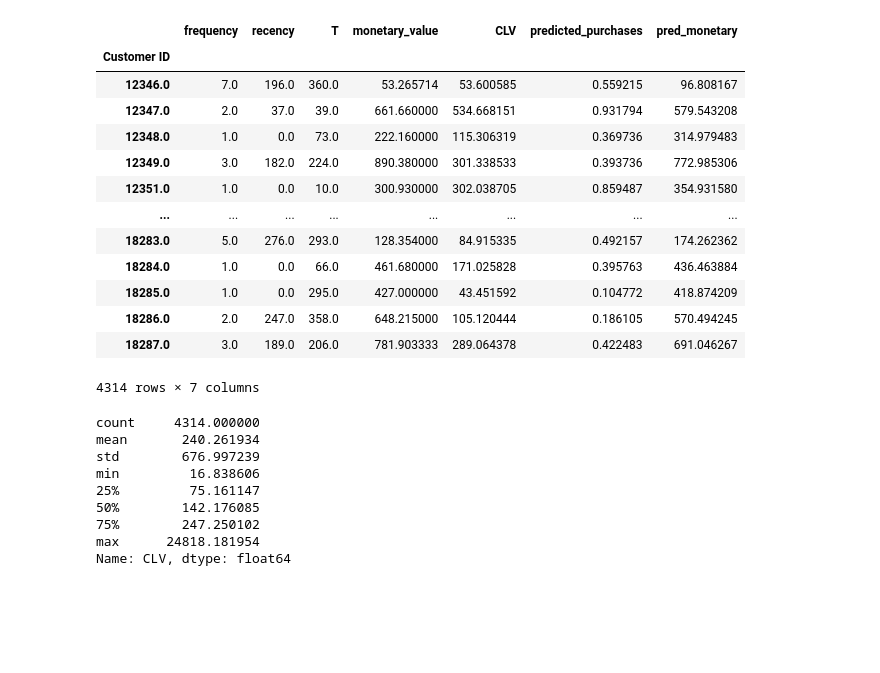
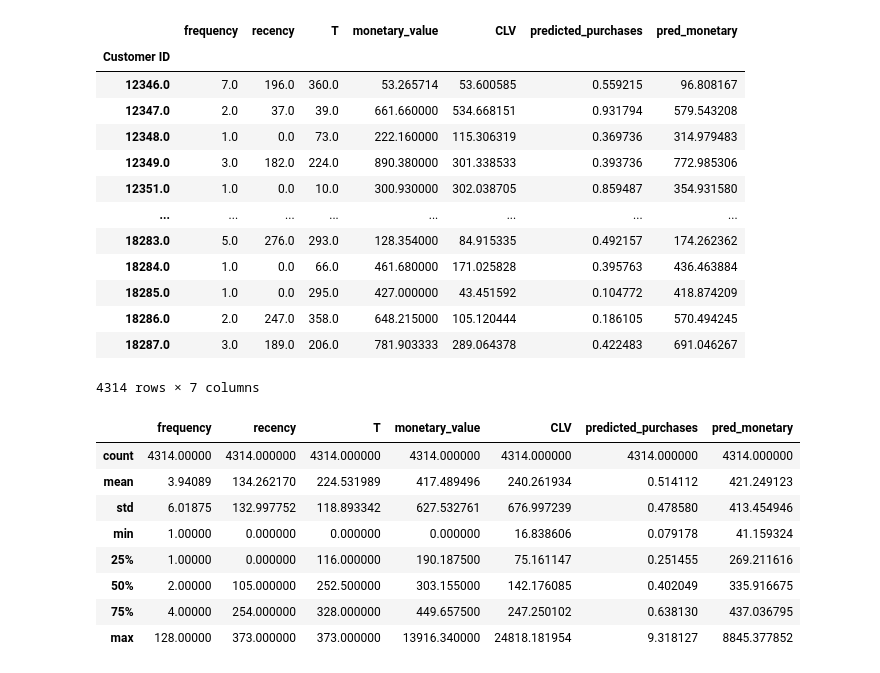
Before and after one commit to chinchi777/CRM_Analytic, a Jupyter notebook: CRM_analytics.ipynb, the cells around one changed output. Drawn from its saved outputs; the diff is of its cells as text; code cells hidden in the pictures; blank space fills up the shorter version.

```diff
--- a/CRM_analytics.ipynb
+++ b/CRM_analytics.ipynb
@@ -585,14 +582,14 @@ df_rfmt
 | 18287.0 | 3.0 | 189.0 | 206.0 | 781.903333 | 289.064378 | 0.422483 | 691.046267 |
 4314 rows × 7 columns
 # %%
-df_rfmt['CLV'].describe()
+df_rfmt.describe()
 # %% [output]
-count     4314.000000
-mean       240.261934
-std        676.997239
-min         16.838606
-25%         75.161147
-50%        142.176085
-75%        247.250102
-max      24818.181954
-Name: CLV, dtype: float64
+|  | frequency | recency | T | monetary_value | CLV | predicted_purchases | pred_monetary |
+| count | 4314.00000 | 4314.000000 | 4314.000000 | 4314.000000 | 4314.000000 | 4314.000000 | 4314.000000 |
+| mean | 3.94089 | 134.262170 | 224.531989 | 417.489496 | 240.261934 | 0.514112 | 421.249123 |
+| std | 6.01875 | 132.997752 | 118.893342 | 627.532761 | 676.997239 | 0.478580 | 413.454946 |
+| min | 1.00000 | 0.000000 | 0.000000 | 0.000000 | 16.838606 | 0.079178 | 41.159324 |
+| 25% | 1.00000 | 0.000000 | 116.000000 | 190.187500 | 75.161147 | 0.251455 | 269.211616 |
+| 50% | 2.00000 | 105.000000 | 252.500000 | 303.155000 | 142.176085 | 0.402049 | 335.916675 |
+| 75% | 4.00000 | 254.000000 | 328.000000 | 449.657500 | 247.250102 | 0.638130 | 437.036795 |
+| max | 128.00000 | 373.000000 | 373.000000 | 13916.340000 | 24818.181954 | 9.318127 | 8845.377852 |
```
Also changed, not shown: parts of 6 cells of this notebook.
